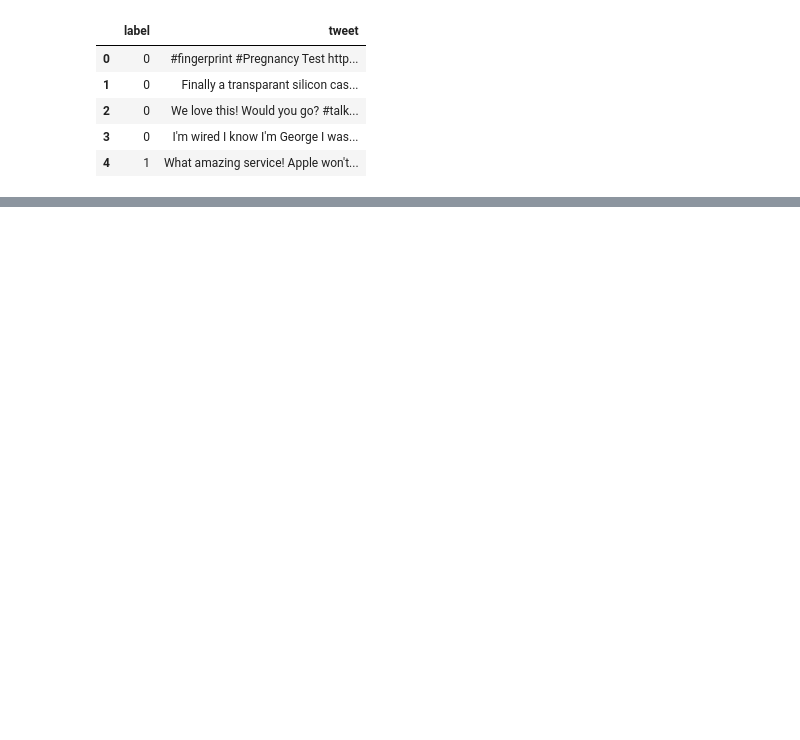
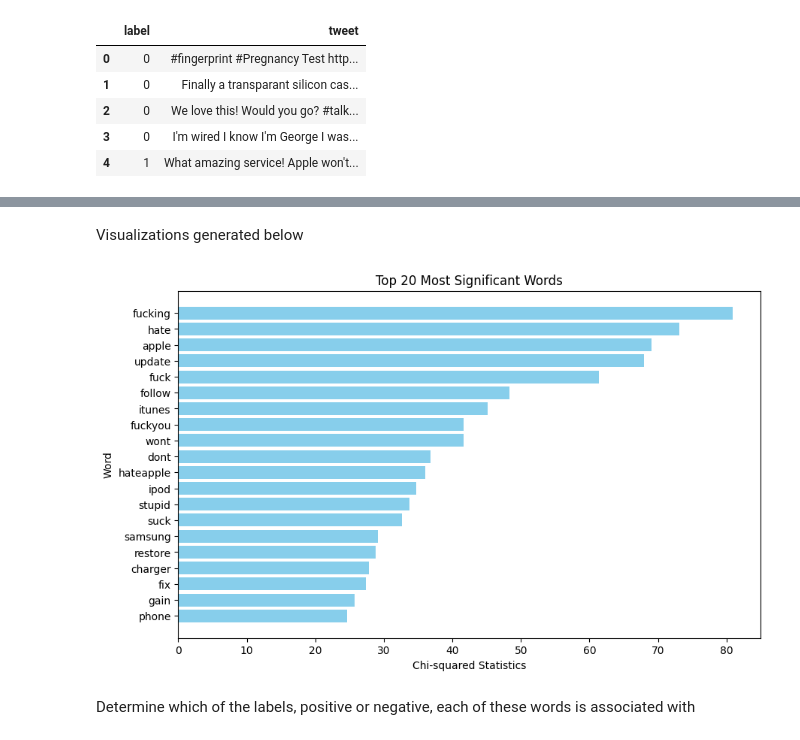
Before and after one commit to ajsib/DoinData-Sentiment-Analysis, a Jupyter notebook: rq3.ipynb, the cells around one changed output, grey strips where cells are left out. Drawn from its saved outputs; the diff is of its cells as text; code cells hidden in the pictures; blank space fills up the shorter version.

```diff
--- a/rq3.ipynb
+++ b/rq3.ipynb
@@ -285,0 +81,18 @@ Confusion Matrix:
+# %%
+
+# Perform Chi-squared test
+chi2_stat, p_values = chi2(tfidf_matrix, df['label'])
+
+# Create a DataFrame to store the results
+chi2_results = pd.DataFrame({
+    'feature': tfidf_vectorizer.get_feature_names_out(),
+    'chi2_stat': chi2_stat,
+    'p_values': p_values
+})
+
+# Sort the DataFrame by p-values
+chi2_results_sorted = chi2_results.sort_values(by='p_values')
+
+# Print the top significant features
+print("Top significant features:")
+print(chi2_results_sorted.head())
@@ -285,0 +107,18 @@ Confusion Matrix:
+# %% [markdown]
+Visualizations generated below
+# %%
+# Select the top 20 most significant words
+top_words = chi2_results_sorted.head(20)
+
+# Create a bar plot
+plt.figure(figsize=(10, 6))
+plt.barh(top_words['feature'], top_words['chi2_stat'], color='skyblue')
+plt.xlabel('Chi-squared Statistics')
+plt.ylabel('Word')
+plt.title('Top 20 Most Significant Words')
+plt.gca().invert_yaxis()  # Invert y-axis to have the most significant words at the top
+plt.show()
+# %% [output]
+[figure, added]
+# %% [markdown]
+Determine which of the labels, positive or negative, each of these words is associated with
```
Also changed, not shown: parts of 21 cells of this notebook.
